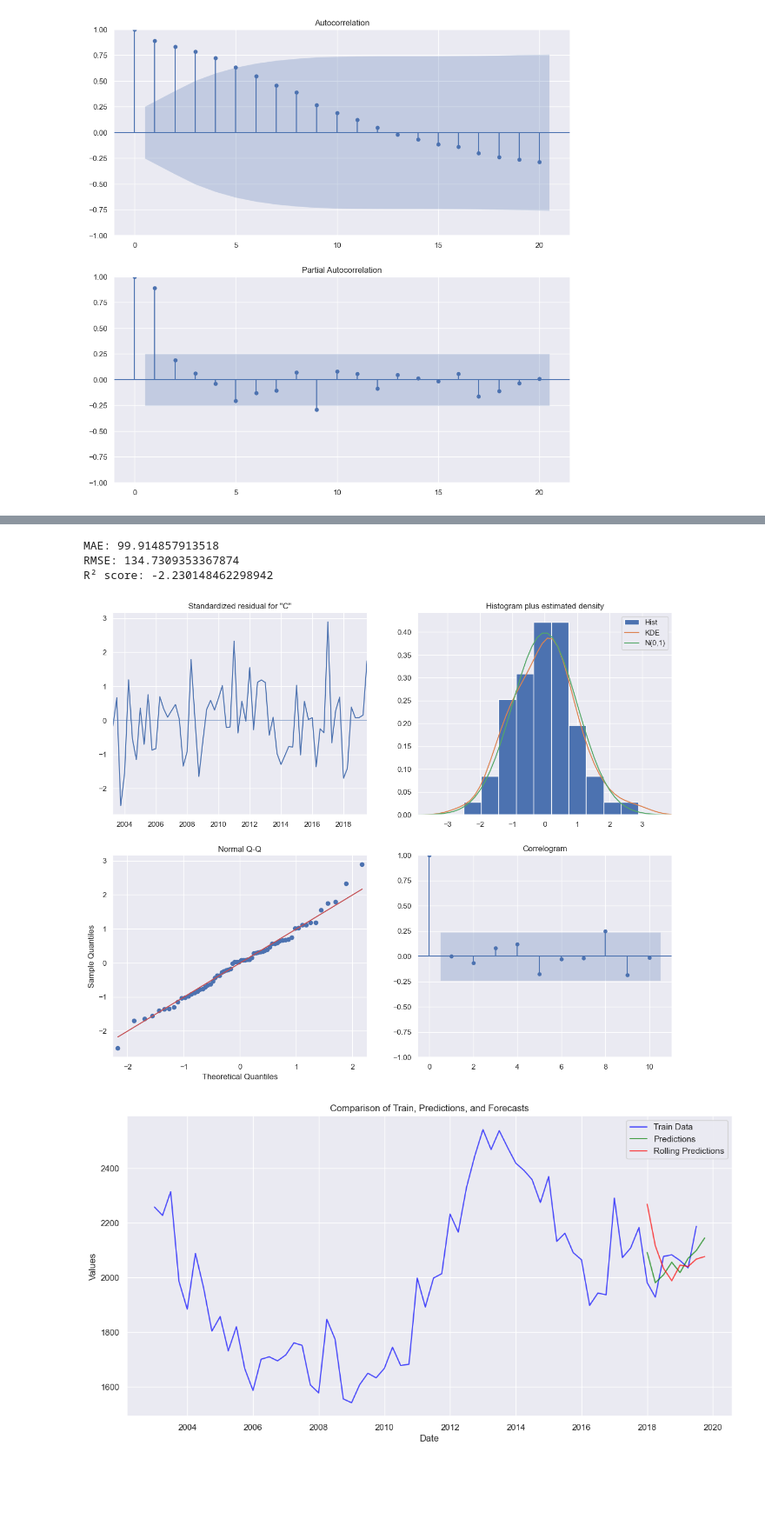
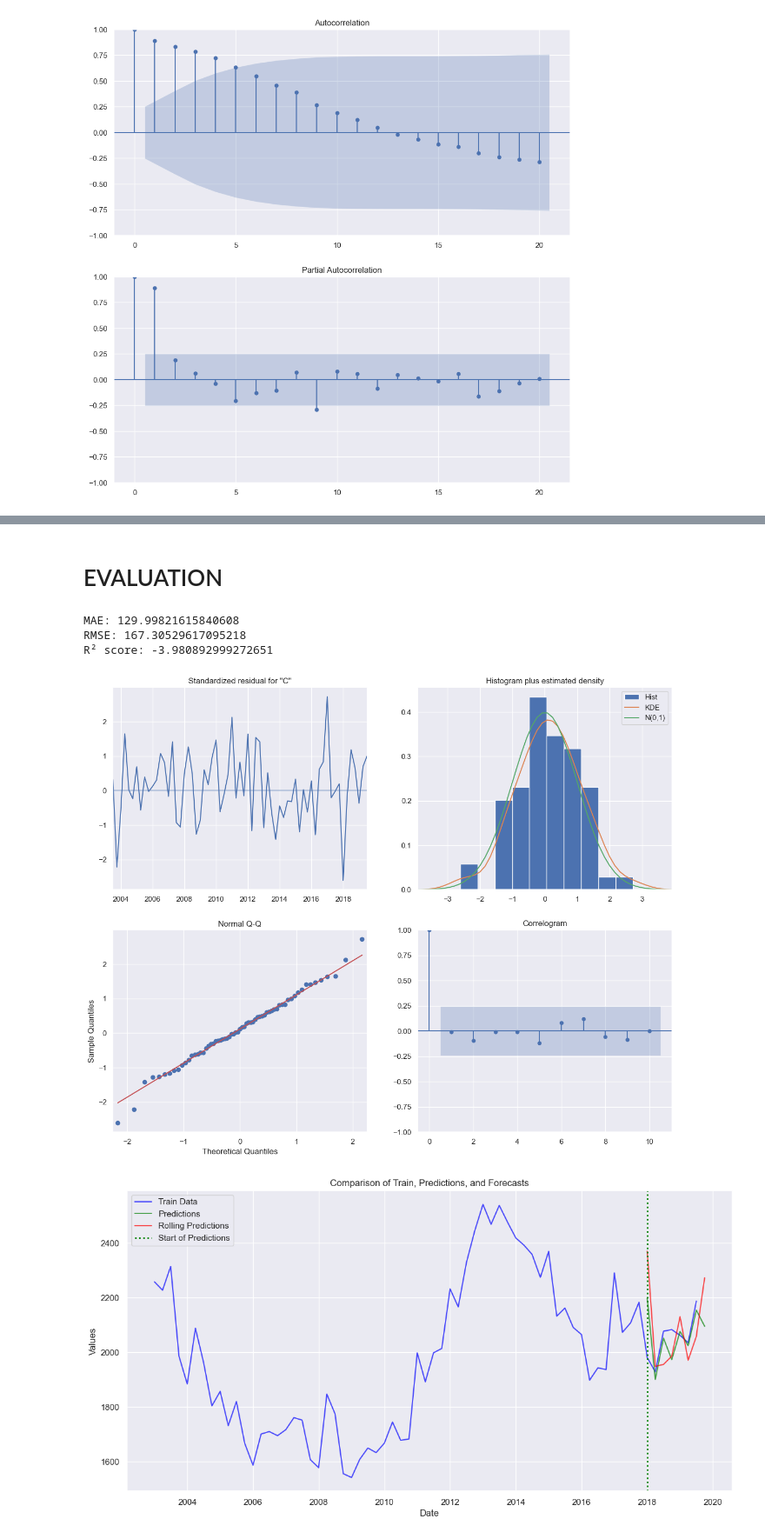
Before and after one commit to caio-moliveira/crime-prediction-using-forecasting-models, a Jupyter notebook: Capstone Project.ipynb, the cells around one changed output, grey strips where cells are left out. Shown at 87% size. Drawn from its saved outputs; the diff is of its cells as text; code cells hidden in the pictures; blank space fills up the shorter version.

```diff
--- a/Capstone Project.ipynb
+++ b/Capstone Project.ipynb
@@ -408,3 +374,4 @@ dtype: float64
 # %%
 train = theft_from_person_data['Crime'].loc['2003-01-01': '2017-10-01']
 test = theft_from_person_data['Crime'].loc['2018-01-01':'2019-10-01']
+theft_from_person_data = theft_from_person_data.loc['2003-01-01':'2019-10-01']
@@ -476,0 +507,5 @@ plt.show()
+# %%
+from statsmodels.tsa.arima.model import ARIMA
+model = ARIMA(train, order=(7,2,4))
+model_fit = model.fit()
+print(model_fit.summary())
@@ -526,6 +691,6 @@ plt.show()
 # %%
-model = SARIMAX(train, order=(2,1,3),
-                seasonal_order=(0, 0, 0, 4),
+model = SARIMAX(train, order=(3,2,3),
+                seasonal_order=(1, 0, 1, 4),
                 enforce_stationarity=False,
                 enforce_invertibility=False)
 
@@ -597,7 +781,7 @@ train_end = pd.Timestamp('2019-12-31')
 rolling_predictions = test.copy()
 for train_end in test.index:
     train = theft_from_person_data['Crime'][:train_end - pd.DateOffset(months=3)]
-    model = SARIMAX(train,order=(2,1,3),seasonal_order=(0,0,0,4))
+    model = SARIMAX(train,order=(3,2,3),seasonal_order=(1,0,1,4))
 
     model_fit = model.fit()
 
@@ -640,6 +824,6 @@ plt.show()
+# %% [markdown]
+# EVALUATION
 # %%
-from sklearn.metrics import mean_absolute_error, mean_squared_error
-
 mae = mean_absolute_error(test, rolling_predictions)
 rmse = np.sqrt(mean_squared_error(test, rolling_predictions))
 # Calculate the R² score
@@ -652,31 +836,34 @@ print("RMSE:", rmse)
 # Print the R² score
 print(f'R² score: {r2}')
 # %% [output]
-MAE: 99.914857913518
-RMSE: 134.7309353367874
-R² score: -2.230148462298942
+MAE: 129.99821615840608
+RMSE: 167.30529617095218
+R² score: -3.980892999272651
 # %%
 model_fit.plot_diagnostics(figsize=(15, 12))
 plt.show()
 # %% [output]
-[figure, old version]
+[figure, new version]
 # %%
 # Example figsize set for better display
 plt.figure(figsize=(14, 7))
 
 # Plotting each time series with specific color and style
 plt.plot(train.index, train, color='blue', label='Train Data', alpha=0.7)
 plt.plot(predictions.index, predictions, color='green', label='Predictions', alpha=0.7)
 plt.plot(rolling_predictions.index, rolling_predictions, color='red', label='Rolling Predictions', alpha=0.7)
+
+# Highlight the prediction period
+plt.axvline(x=test.index[0], color='green', linestyle=':', linewidth=2, label='Start of Predictions')
 
 # Enhancements for readability
 plt.title('Comparison of Train, Predictions, and Forecasts')  # Adding a title
 plt.xlabel('Date')  # X-axis label
 plt.ylabel('Values')  # Y-axis label
 plt.grid(True)  # Enable grid for easier reading
 plt.legend(loc='best')  # Relocate legend to the best location
 
 # Show the plot
 plt.show()
 # %% [output]
-[figure, old version]
+[figure, new version]
```
Also changed, not shown: parts of 40 cells of this notebook.
